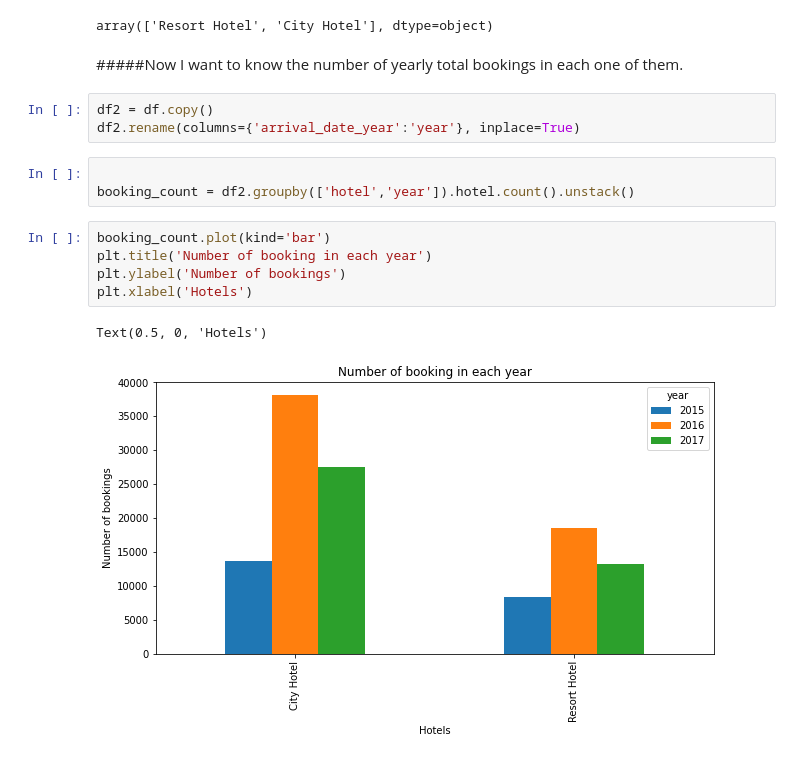
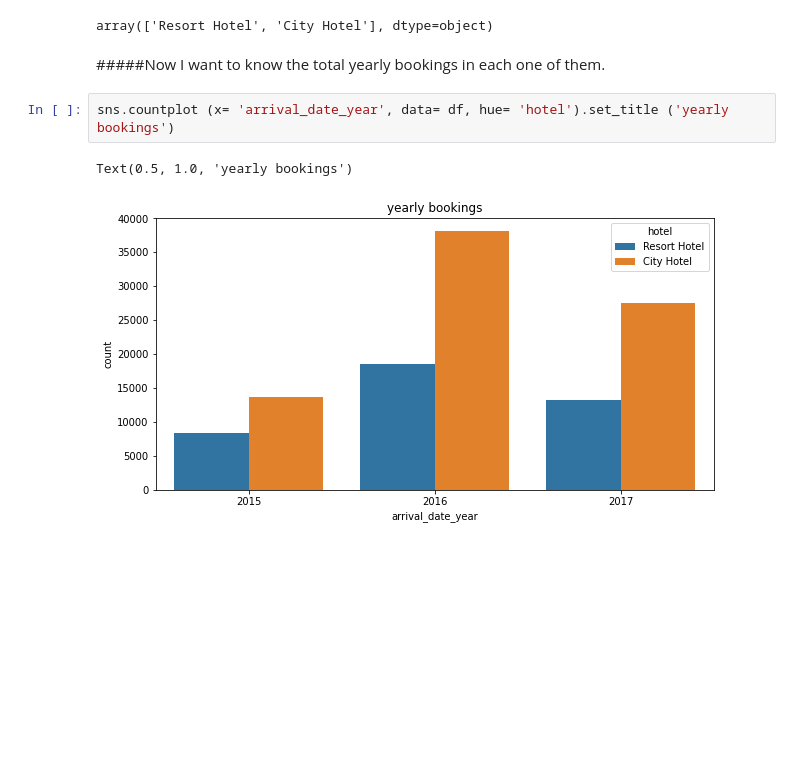
Before and after one commit to Bprs68/Hotel-Booking-Analysis, a Jupyter notebook: Hotel_Booking_Analysis_Capstone_Project.ipynb, the cells around one changed output. Saved outputs shown, nothing was run; the diff lists cells and outputs as text; blank space fills up the shorter version.

```diff
--- a/Hotel_Booking_Analysis_Capstone_Project.ipynb
+++ b/Hotel_Booking_Analysis_Capstone_Project.ipynb
@@ -177,18 +179,9 @@ df['hotel'].unique()
 # %% [output]
 array(['Resort Hotel', 'City Hotel'], dtype=object)
 # %% [markdown]
-#####Now I want to know the number of yearly total bookings in each one of them.
+#####Now I want to know the total yearly bookings in each one of them.
-# %%
-df2 = df.copy()
-df2.rename(columns={'arrival_date_year':'year'}, inplace=True)
-# %%
-
-booking_count = df2.groupby(['hotel','year']).hotel.count().unstack()
-# %%
-booking_count.plot(kind='bar')
-plt.title('Number of booking in each year')
-plt.ylabel('Number of bookings')
-plt.xlabel('Hotels')
-# %% [output]
-Text(0.5, 0, 'Hotels')
-[figure, removed]
+# %%
+sns.countplot (x= 'arrival_date_year', data= df, hue= 'hotel').set_title ('yearly bookings')
+# %% [output]
+Text(0.5, 1.0, 'yearly bookings')
+[figure, added]
```
Also changed, not shown: parts of 19 cells of this notebook.
